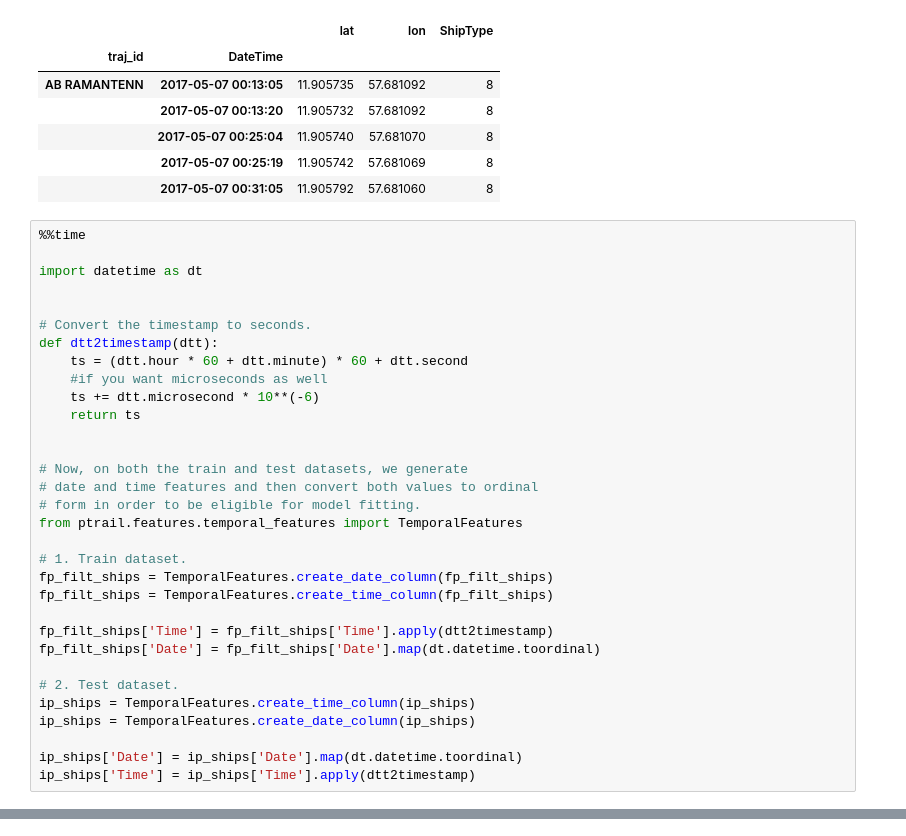
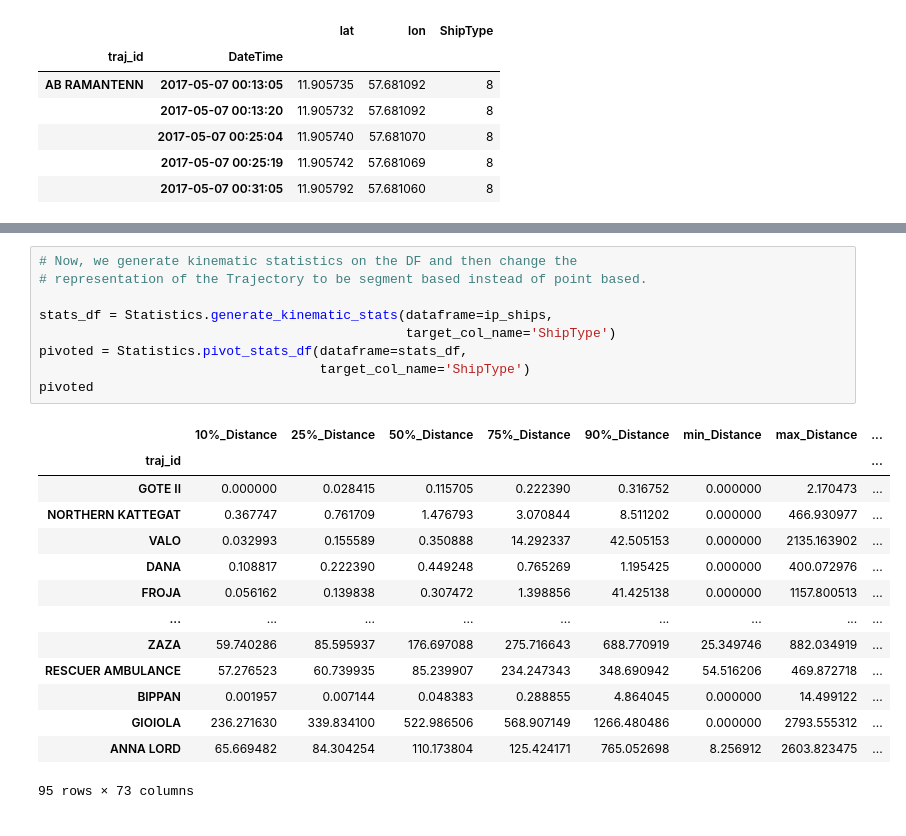
Before and after one commit to YakshHaranwala/PTRAIL, a Jupyter notebook: examples/Jupyter Notebooks/9.2 Ship Type Prediction.ipynb, the cells around one changed output, grey strips where cells are left out. Saved outputs shown, nothing was run; the diff lists cells and outputs as text.

```diff
--- a/examples/Jupyter Notebooks/9.2 Ship Type Prediction.ipynb
+++ b/examples/Jupyter Notebooks/9.2 Ship Type Prediction.ipynb
@@ -229,35 +218,3 @@ ip_ships.head()
 |  | 2017-05-07 00:25:04 | 11.905740 | 57.681070 | 8 |
 |  | 2017-05-07 00:25:19 | 11.905742 | 57.681069 | 8 |
 |  | 2017-05-07 00:31:05 | 11.905792 | 57.681060 | 8 |
-# %%
-%%time
-
-import datetime as dt
-
-
-# Convert the timestamp to seconds.
-def dtt2timestamp(dtt):
-    ts = (dtt.hour * 60 + dtt.minute) * 60 + dtt.second
-    #if you want microseconds as well
-    ts += dtt.microsecond * 10**(-6)
-    return ts
-
-
-# Now, on both the train and test datasets, we generate
-# date and time features and then convert both values to ordinal
-# form in order to be eligible for model fitting.
-from ptrail.features.temporal_features import TemporalFeatures
-
-# 1. Train dataset.
-fp_filt_ships = TemporalFeatures.create_date_column(fp_filt_ships)
-fp_filt_ships = TemporalFeatures.create_time_column(fp_filt_ships)
-
-fp_filt_ships['Time'] = fp_filt_ships['Time'].apply(dtt2timestamp)
-fp_filt_ships['Date'] = fp_filt_ships['Date'].map(dt.datetime.toordinal)
-
-# 2. Test dataset.
-ip_ships = TemporalFeatures.create_time_column(ip_ships)
-ip_ships = TemporalFeatures.create_date_column(ip_ships)
-
-ip_ships['Date'] = ip_ships['Date'].map(dt.datetime.toordinal)
-ip_ships['Time'] = ip_ships['Time'].apply(dtt2timestamp)
@@ -474,0 +221,24 @@ Wall time: 3.85 s
+# %%
+# Now, we generate kinematic statistics on the DF and then change the
+# representation of the Trajectory to be segment based instead of point based.
+
+stats_df = Statistics.generate_kinematic_stats(dataframe=ip_ships,
+                                               target_col_name='ShipType')
+pivoted = Statistics.pivot_stats_df(dataframe=stats_df,
+                                    target_col_name='ShipType')
+pivoted
+# %% [output]
+|  | 10%_Distance | 25%_Distance | 50%_Distance | 75%_Distance | 90%_Distance | min_Distance | max_Distance | ... |
+| traj_id |  |  |  |  |  |  |  | ... |
+| GOTE II | 0.000000 | 0.028415 | 0.115705 | 0.222390 | 0.316752 | 0.000000 | 2.170473 | ... |
+| NORTHERN KATTEGAT | 0.367747 | 0.761709 | 1.476793 | 3.070844 | 8.511202 | 0.000000 | 466.930977 | ... |
+| VALO | 0.032993 | 0.155589 | 0.350888 | 14.292337 | 42.505153 | 0.000000 | 2135.163902 | ... |
+| DANA | 0.108817 | 0.222390 | 0.449248 | 0.765269 | 1.195425 | 0.000000 | 400.072976 | ... |
+| FROJA | 0.056162 | 0.139838 | 0.307472 | 1.398856 | 41.425138 | 0.000000 | 1157.800513 | ... |
+| ... | ... | ... | ... | ... | ... | ... | ... | ... |
+| ZAZA | 59.740286 | 85.595937 | 176.697088 | 275.716643 | 688.770919 | 25.349746 | 882.034919 | ... |
+| RESCUER AMBULANCE | 57.276523 | 60.739935 | 85.239907 | 234.247343 | 348.690942 | 54.516206 | 469.872718 | ... |
+| BIPPAN | 0.001957 | 0.007144 | 0.048383 | 0.288855 | 4.864045 | 0.000000 | 14.499122 | ... |
+| GIOIOLA | 236.271630 | 339.834100 | 522.986506 | 568.907149 | 1266.480486 | 0.000000 | 2793.555312 | ... |
+| ANNA LORD | 65.669482 | 84.304254 | 110.173804 | 125.424171 | 765.052698 | 8.256912 | 2603.823475 | ... |
+95 rows × 73 columns
```
Also changed, not shown: parts of 15 cells of this notebook, 16 other files.
